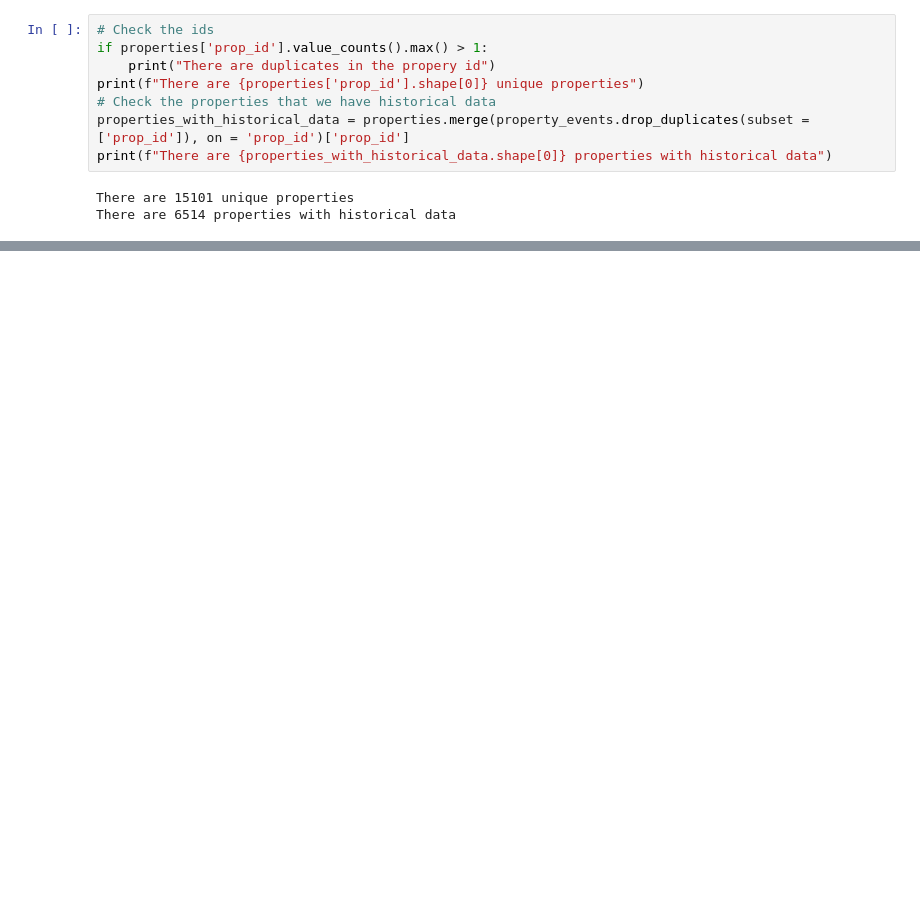
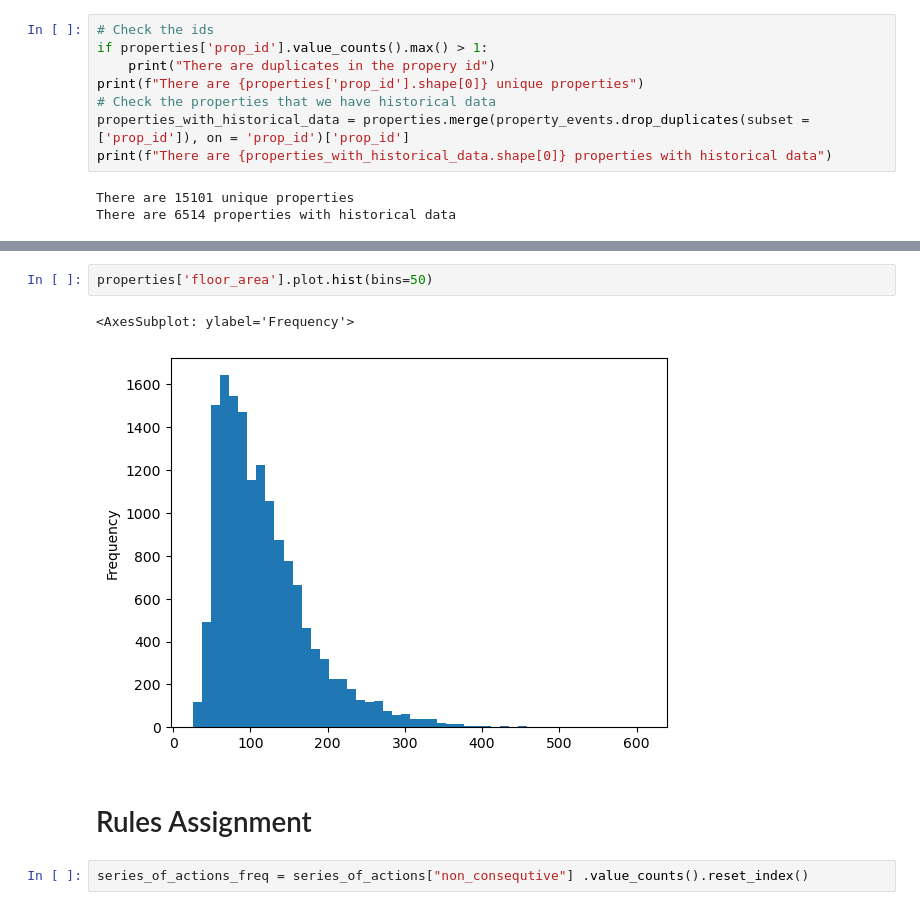
Before and after one commit to kleokog/Mycodes, a Jupyter notebook: Script_1.ipynb, the cells around one changed output, grey strips where cells are left out. Drawn from its saved outputs; the diff is of its cells as text; blank space fills up the shorter version.

```diff
--- a/Script_1.ipynb
+++ b/Script_1.ipynb
@@ -56,0 +109,9 @@ There are 6514 properties with historical data
+# %%
+properties['floor_area'].plot.hist(bins=50)
+# %% [output]
+<AxesSubplot: ylabel='Frequency'>
+[figure, added]
+# %% [markdown]
+# Rules Assignment
+# %%
+series_of_actions_freq = series_of_actions["non_consequtive"] .value_counts().reset_index()
```
Also changed, not shown: parts of 27 cells of this notebook, 2 other files.
